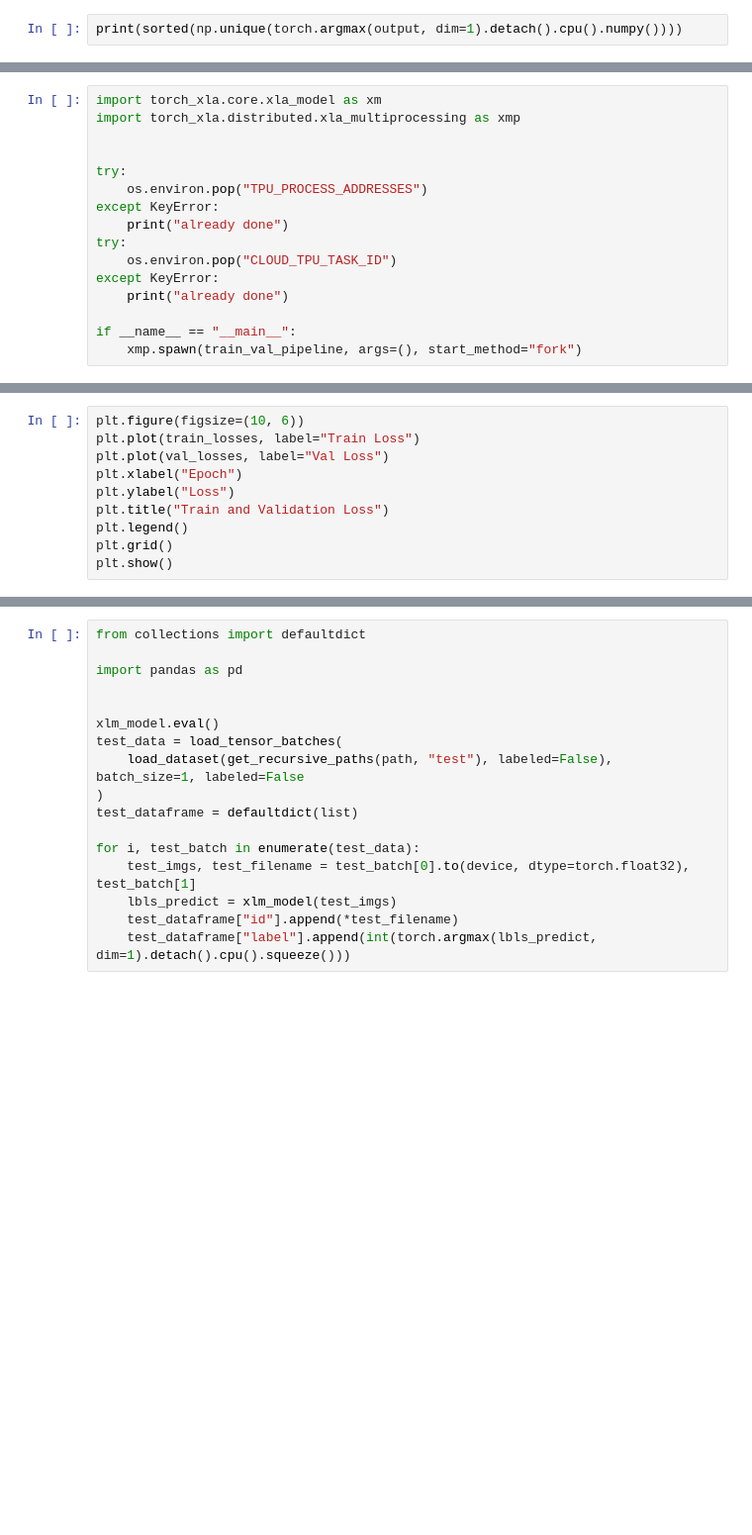
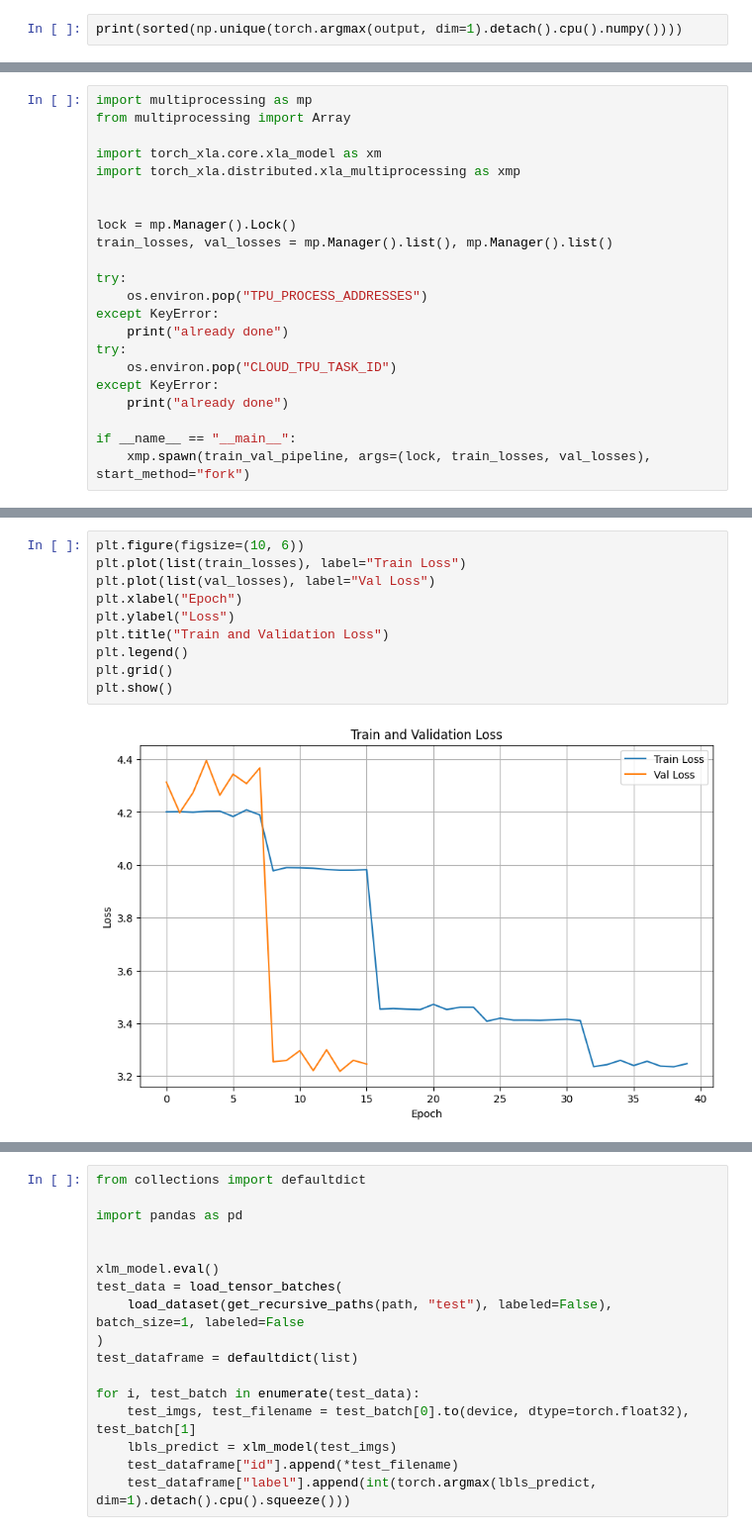
Before and after one commit to alexmak123/kaggle-CV-best11, a Jupyter notebook: flowers_tpu/advanced_with_libs.ipynb, the cells around one changed output, grey strips where cells are left out. Shown at 99% size. Saved outputs shown, nothing was run; the diff lists cells and outputs as text; blank space fills up the shorter version.

Commit message:
[real multiprocessing] full solution for tpus

```diff
--- a/flowers_tpu/advanced_with_libs.ipynb
+++ b/flowers_tpu/advanced_with_libs.ipynb
@@ -352,7 +362,13 @@ def train_val_pipeline(index=0):
 # %%
+import multiprocessing as mp
+from multiprocessing import Array
+
 import torch_xla.core.xla_model as xm
 import torch_xla.distributed.xla_multiprocessing as xmp
 
+
+lock = mp.Manager().Lock()
+train_losses, val_losses = mp.Manager().list(), mp.Manager().list()
 
 try:
     os.environ.pop("TPU_PROCESS_ADDRESSES")
@@ -364,6 +380,6 @@ except KeyError:
     print("already done")
 
 if __name__ == "__main__":
-    xmp.spawn(train_val_pipeline, args=(), start_method="fork")
+    xmp.spawn(train_val_pipeline, args=(lock, train_losses, val_losses), start_method="fork")
 # %% [output]
 already done
@@ -387,13 +420,15 @@ KeyboardInterrupt:
 # %%
 plt.figure(figsize=(10, 6))
-plt.plot(train_losses, label="Train Loss")
-plt.plot(val_losses, label="Val Loss")
+plt.plot(list(train_losses), label="Train Loss")
+plt.plot(list(val_losses), label="Val Loss")
 plt.xlabel("Epoch")
 plt.ylabel("Loss")
 plt.title("Train and Validation Loss")
 plt.legend()
 plt.grid()
 plt.show()
+# %% [output]
+[figure, added]
 # %%
 from collections import defaultdict
 
```
Also changed, not shown: parts of 6 cells of this notebook.
